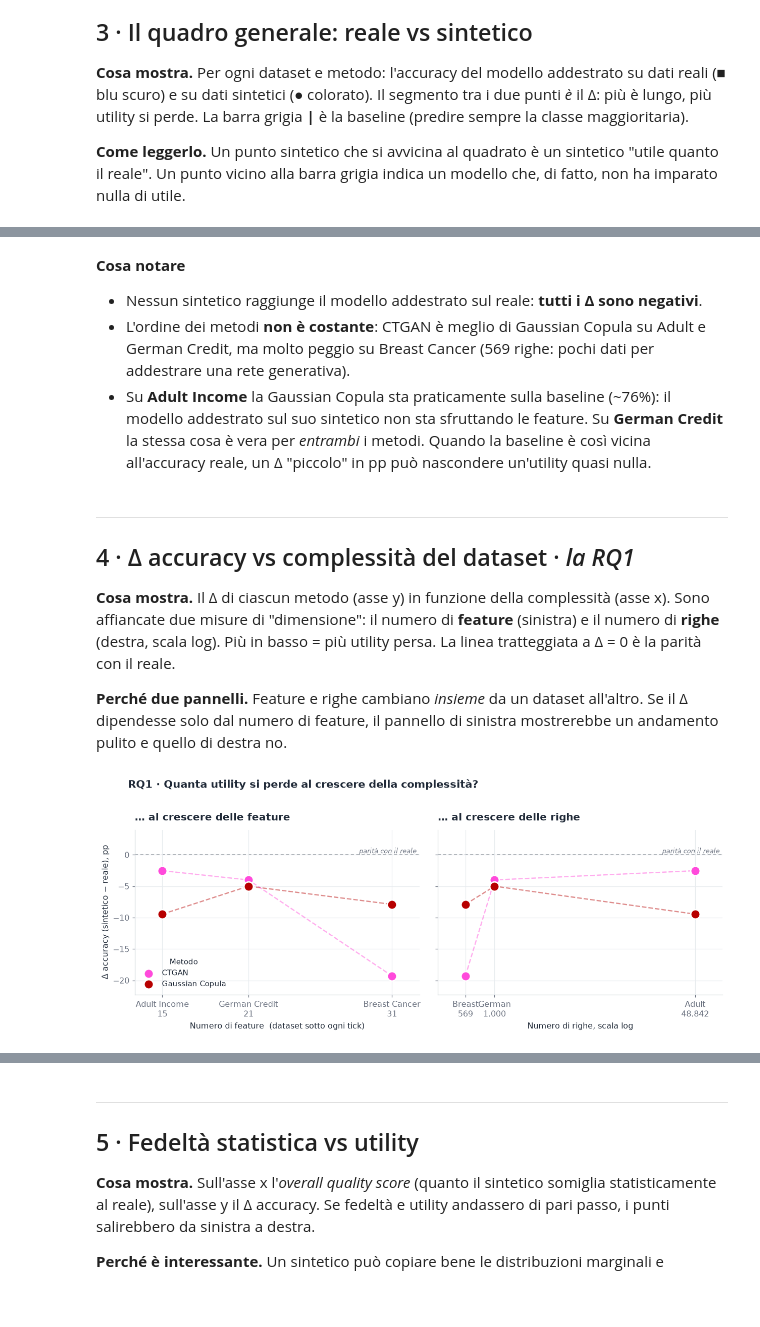
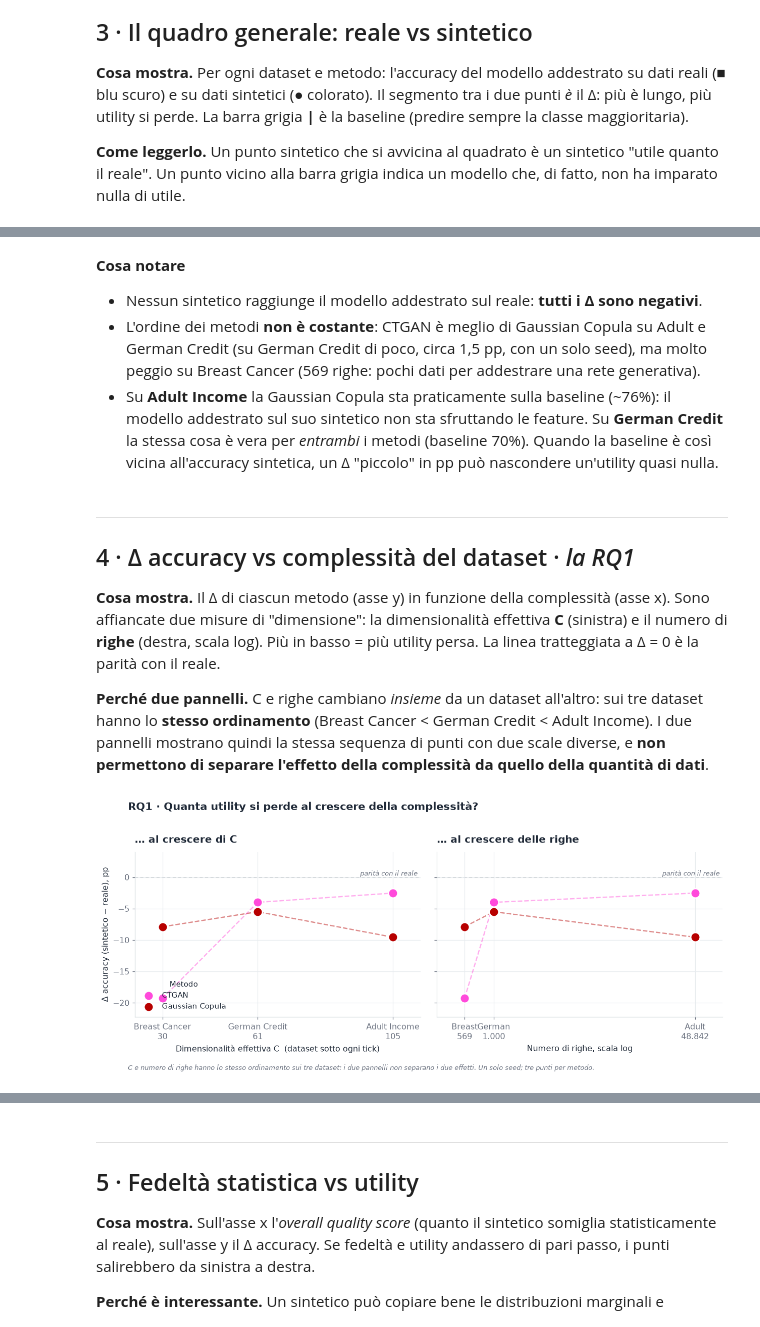
Before and after one commit to meri-ops/thesis-privacy-pipeline, a Jupyter notebook: notebooks/01_rq1_utility_vs_complexity.ipynb, the cells around one changed output, grey strips where cells are left out. Cells and saved outputs as stored; diff of their text form; code cells hidden in the pictures; blank space fills up the shorter version.

```diff
--- a/notebooks/01_rq1_utility_vs_complexity.ipynb
+++ b/notebooks/01_rq1_utility_vs_complexity.ipynb
@@ -57,6 +68,10 @@ from src.analysis.aggregate import load_runs_index
 SAVE_FIGS = False                      # True → salva ogni figura in FIG_DIR (png 300 dpi + pdf)
 FIG_DIR   = ROOT / "reports" / "figures" / "rq1"
 INDEX_PATH = ROOT / "reports" / "runs_index.jsonl"
+
+# ── Complessità C = n_num + Σ card_j (target escluso), come nella tabella dei dataset del Cap. 3 ──
+# Non è nell'indice: i valori sono quelli della tesi. Da aggiornare se cambiano i dataset.
+COMPLEXITY = {"breast_cancer": 30, "german_credit": 61, "adult_income": 105}
 
 # ── Etichette leggibili e palette (colorblind-friendly) ────────────────────
 DATASET_LABELS = {"adult_income": "Adult Income", "breast_cancer": "Breast Cancer", "german_credit": "German Credit"}
@@ -102,18 +121,24 @@ def _majority_pct(x):
         except ValueError: x = ast.literal_eval(x)
     return max(x.values()) if isinstance(x, dict) else np.nan
 
+unknown = set(df["dataset"]) - set(COMPLEXITY)
+assert not unknown, f"Dataset senza complessità C in COMPLEXITY: {unknown}"
+
 df["dataset_label"] = df["dataset"].map(DATASET_LABELS).fillna(df["dataset"])
 df["method_label"]  = df["method"].map(METHOD_LABELS).fillna(df["method"])
 df["baseline_acc"]  = df["class_balance_pct"].apply(_majority_pct) / 100   # accuracy di chi predice sempre la classe maggioritaria
+df["complexity"]    = df["dataset"].map(COMPLEXITY)
+df["n_features_ex"] = df["n_features"] - 1                                  # target escluso
 
 METHODS       = sorted(df["method"].unique())
-DATASET_ORDER = df.drop_duplicates("dataset").sort_values("n_features")["dataset"].tolist()   # dal più semplice al più complesso
+DATASET_ORDER = df.drop_duplicates("dataset").sort_values("complexity")["dataset"].tolist()   # dal meno al più complesso (per C)
 
 # Una riga per (dataset, metodo): media sulle repliche
 agg = (df.groupby(["dataset", "method"], as_index=False)
          .agg(n_runs=("replica", "count"),
               unique_outputs=("synthetic_sha256", "nunique"),
-              n_rows=("n_rows", "first"), n_features=("n_features", "first"),
+              n_rows=("n_rows", "first"), n_features_ex=("n_features_ex", "first"),
+              complexity=("complexity", "first"),
               baseline=("baseline_acc", "first"),
               acc_real=("accuracy_real", "mean"), acc_synth=("accuracy_synth", "mean"),
               delta=("delta_accuracy", "mean"), delta_std=("delta_accuracy", "std"),
@@ -125,5 +150,14 @@ agg["dataset"]       = pd.Categorical(agg["dataset"], DATASET_ORDER, ordered=Tru
 agg = agg.sort_values(["dataset", "method"]).reset_index(drop=True)
 
 print(f"{len(df)} run  ·  {df['dataset'].nunique()} dataset  ·  {len(METHODS)} metodi")
+
+# ── Controllo: l'indice è quello del 26 settembre? ─────────────────────────
+# Riferimento: Adult / Gaussian Copula, accuracy sintetica = 0.7621 il 26 settembre (0.7631 il 19 settembre).
+_chk = agg[(agg["dataset"] == "adult_income") & (agg["method"] == "gaussian_copula")]
+if len(_chk) and abs(_chk["acc_synth"].iloc[0] - 0.7621) > 5e-4:
+    print(f"⚠️  Adult/Gaussian Copula: acc_synth = {_chk['acc_synth'].iloc[0]:.4f}, atteso 0.7621 (campagna del "
+          "26 settembre). L'indice caricato sembra un'altra campagna: i numeri non sono quelli della tesi.")
+else:
+    print("✓ Indice coerente con la campagna del 26 settembre (controllo su Adult / Gaussian Copula).")
 # %% [output]
 12 run  ·  3 dataset  ·  2 metodi
@@ -242,7 +278,7 @@ for ds in DATASET_ORDER:
     # intestazione del gruppo: nome in grassetto + dettagli in grigio
     name = ax.text(0.0, y, head.dataset_label, transform=ax.get_yaxis_transform(),
                    fontweight="bold", fontsize=11.5, va="center", ha="left")
-    ax.annotate(f"{head.n_features} feature · {fmt_int(head.n_rows)} righe", xy=(1, 0.5), xycoords=name,
+    ax.annotate(f"{head.n_features_ex} feature · C = {head.complexity} · {fmt_int(head.n_rows)} righe", xy=(1, 0.5), xycoords=name,
                 xytext=(10, 0), textcoords="offset points", va="center", fontsize=9.5, color=C_MUTED)
     y += 0.8
     for r in sub.itertuples():
@@ -278,20 +314,23 @@ ImportError: DLL load failed while importing _backend_agg: Un criterio di contro
 # %% [markdown]
 **Cosa notare**
 * Nessun sintetico raggiunge il modello addestrato sul reale: **tutti i Δ sono negativi**.
-* L'ordine dei metodi **non è costante**: CTGAN è meglio di Gaussian Copula su Adult e German Credit, ma
-  molto peggio su Breast Cancer (569 righe: pochi dati per addestrare una rete generativa).
+* L'ordine dei metodi **non è costante**: CTGAN è meglio di Gaussian Copula su Adult e German Credit
+  (su German Credit di poco, circa 1,5 pp, con un solo seed), ma molto peggio su Breast Cancer
+  (569 righe: pochi dati per addestrare una rete generativa).
 * Su **Adult Income** la Gaussian Copula sta praticamente sulla baseline (~76%): il modello addestrato sul suo
-  sintetico non sta sfruttando le feature. Su **German Credit** la stessa cosa è vera per *entrambi* i metodi.
-  Quando la baseline è così vicina all'accuracy reale, un Δ "piccolo" in pp può nascondere un'utility quasi nulla.
+  sintetico non sta sfruttando le feature. Su **German Credit** la stessa cosa è vera per *entrambi* i metodi
+  (baseline 70%). Quando la baseline è così vicina all'accuracy sintetica, un Δ "piccolo" in pp può nascondere
+  un'utility quasi nulla.
 # %% [markdown]
 ---
 ## 4 · Δ accuracy vs complessità del dataset  ·  *la RQ1*
 **Cosa mostra.** Il Δ di ciascun metodo (asse y) in funzione della complessità (asse x). Sono affiancate due
-misure di "dimensione": il numero di **feature** (sinistra) e il numero di **righe** (destra, scala log).
+misure di "dimensione": la dimensionalità effettiva **C** (sinistra) e il numero di **righe** (destra, scala log).
 Più in basso = più utility persa. La linea tratteggiata a Δ = 0 è la parità con il reale.
 
-**Perché due pannelli.** Feature e righe cambiano *insieme* da un dataset all'altro. Se il Δ dipendesse solo
-dal numero di feature, il pannello di sinistra mostrerebbe un andamento pulito e quello di destra no.
+**Perché due pannelli.** C e righe cambiano *insieme* da un dataset all'altro: sui tre dataset hanno lo **stesso
+ordinamento** (Breast Cancer < German Credit < Adult Income). I due pannelli mostrano quindi la stessa sequenza di
+punti con due scale diverse, e **non permettono di separare l'effetto della complessità da quello della quantità di dati**.
 # %%
 def method_scatter(ax, x, y="delta_pp", connect=False, xlog=False, xticks=None, xticklabels=None, annotate=True):
     # Scatter (dataset, metodo) colorato per metodo, con etichetta del dataset accanto a ogni punto.
@@ -310,35 +349,37 @@ def method_scatter(ax, x, y="delta_pp", connect=False, xlog=False, xticks=None,
         ax.text(0.99, 0, "parità con il reale", transform=ax.get_yaxis_transform(), ha="right", va="bottom",
                 fontsize=8.5, color=C_MUTED, style="italic")
     if xlog:
         ax.set_xscale("log"); ax.xaxis.set_minor_formatter(NullFormatter())
     if xticks is not None:
         ax.set_xticks(xticks)
         if xticklabels is not None: ax.set_xticklabels(xticklabels)
         else: ax.xaxis.set_major_formatter(FuncFormatter(lambda v, _: fmt_int(v)))
     ax.tick_params(which="minor", length=0)
     ax.margins(x=0.12)
 
 fig, axes = plt.subplots(1, 2, figsize=(11.5, 4.6), sharey=True)
 
 # i dataset diventano le etichette dell'asse x: nome + valore
 _d = agg.drop_duplicates("dataset")
 _lab = lambda col, short=False: ([*_d.sort_values(col)[col]],
                                 [f"{r.dataset_label.split()[0] if short else r.dataset_label}\n{fmt_int(getattr(r, col))}" for r in _d.sort_values(col).itertuples()])
 
-xt, xl = _lab("n_features")
-method_scatter(axes[0], "n_features", connect=True, xticks=xt, xticklabels=xl, annotate=False)
-axes[0].set_xlabel("Numero di feature  (dataset sotto ogni tick)")
-axes[0].set_title("… al crescere delle feature")
+xt, xl = _lab("complexity")
+method_scatter(axes[0], "complexity", connect=True, xticks=xt, xticklabels=xl, annotate=False)
+axes[0].set_xlabel("Dimensionalità effettiva C  (dataset sotto ogni tick)")
+axes[0].set_title("… al crescere di C")
 
 xt, xl = _lab("n_rows", short=True)   # nomi corti: 569 e 1.000 sono vicini in scala log
 method_scatter(axes[1], "n_rows", connect=True, xlog=True, xticks=xt, xticklabels=xl, annotate=False)
 axes[1].set_xlabel("Numero di righe, scala log")
 axes[1].set_title("… al crescere delle righe")
 
 axes[0].set_ylabel("Δ accuracy (sintetico − reale), pp")
 axes[0].legend(title="Metodo", loc="lower left", fontsize=9.5, title_fontsize=9.5)
 fig.suptitle("RQ1 · Quanta utility si perde al crescere della complessità?", x=0.055, ha="left", fontsize=14, fontweight="bold", y=1.02)
 fig.tight_layout()
+fig.text(0.055, -0.03, "C e numero di righe hanno lo stesso ordinamento sui tre dataset: i due pannelli non separano i due effetti. "
+                       "Un solo seed; tre punti per metodo.", fontsize=8.5, color=C_MUTED, style="italic")
 finish(fig, "02_delta_vs_complessita")
 # %% [output]
-[figure, old version]
+[figure, new version]
```
Also changed, not shown: parts of 20 cells of this notebook, 2 other files.
